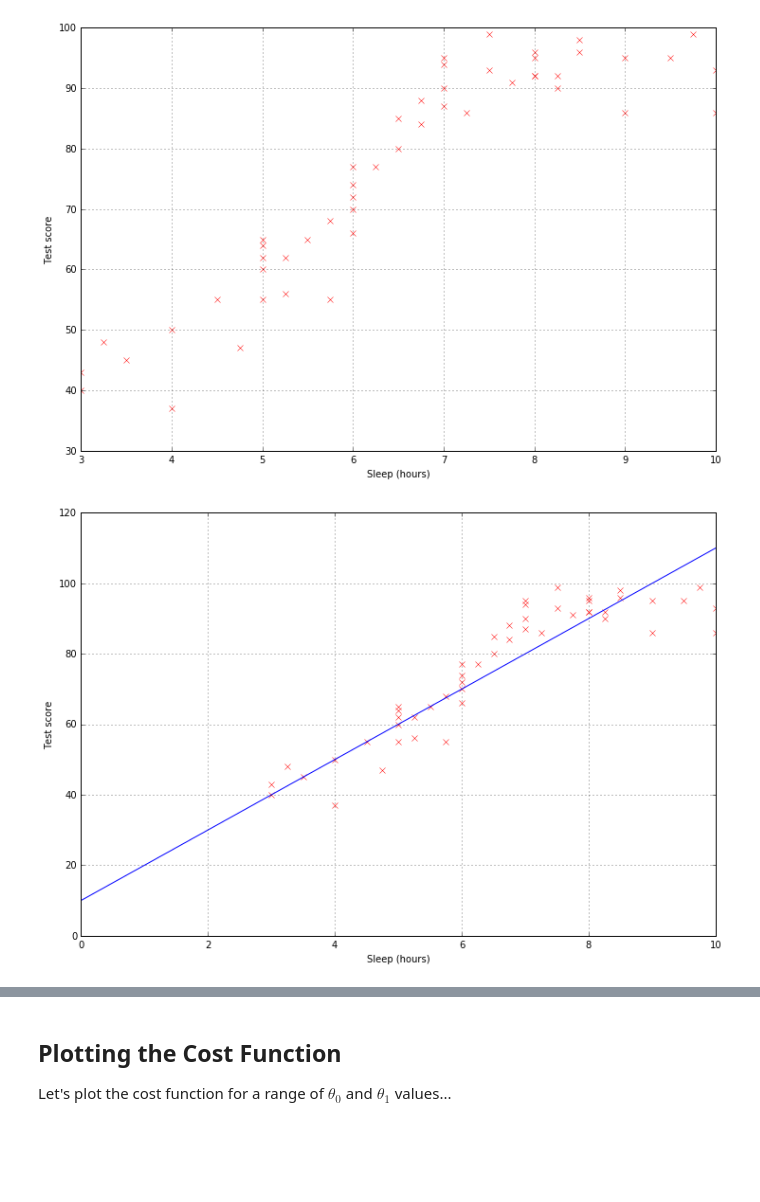
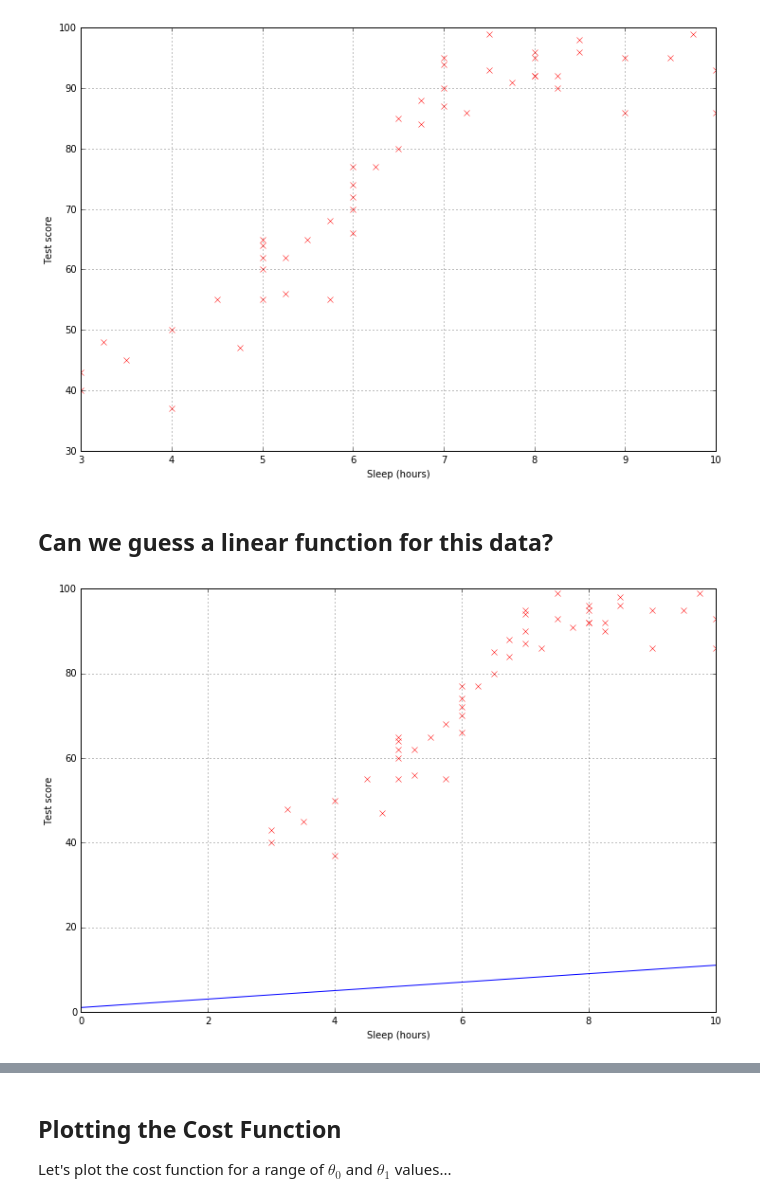
Before and after one commit to lancefisher/ml-intro, a Jupyter notebook: Machine Learning.ipynb, the cells around one changed output, grey strips where cells are left out. Drawn from its saved outputs; the diff is of its cells as text; code cells hidden in the pictures; blank space fills up the shorter version.

```diff
--- a/Machine Learning.ipynb
+++ b/Machine Learning.ipynb
@@ -20,30 +24,32 @@ ax.grid()
 plt.show()
 # %% [output]
 [figure]
+# %% [markdown]
+## Can we guess a linear function for this data?
 # %%
 fig = plt.figure(figsize=(12,8))
 
 # Plot the data
 data = np.loadtxt('data.csv', delimiter=',')
 x = data[:,0]
 y = data[:,1]
 ax = fig.add_subplot(111)
 ax.plot(x, y, 'x', linewidth=4, color='red')
 ax.set_xlabel('Sleep (hours)')
 ax.set_ylabel('Test score')
 
 # Guess a line
 x1 = np.linspace(0,10, 10)
 def y1(x):
-    m = 10
-    b = 10
+    m = 1 # Guess a slope
+    b = 1 # Guess a y-intercept
     return m * x + b
 ax.plot(x1, y1(x1), color='blue')
 
 ax.grid()
 plt.show()
 # %% [output]
-[figure, old version]
+[figure, new version]
 # %% [markdown]
 ## Figuring Out the Best Line
 
```
Also changed, not shown: parts of 2 cells of this notebook.
